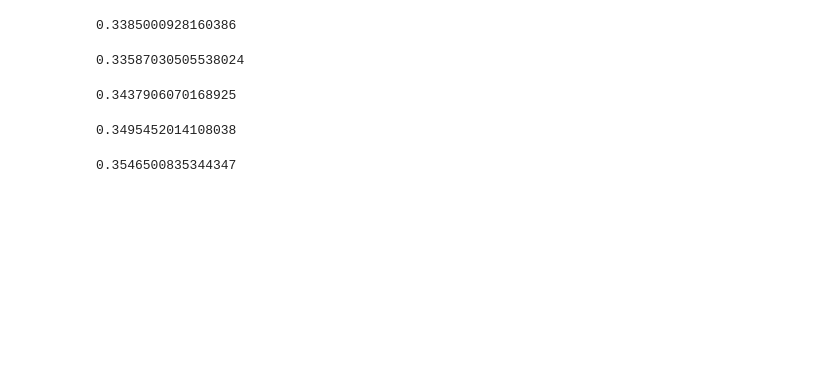
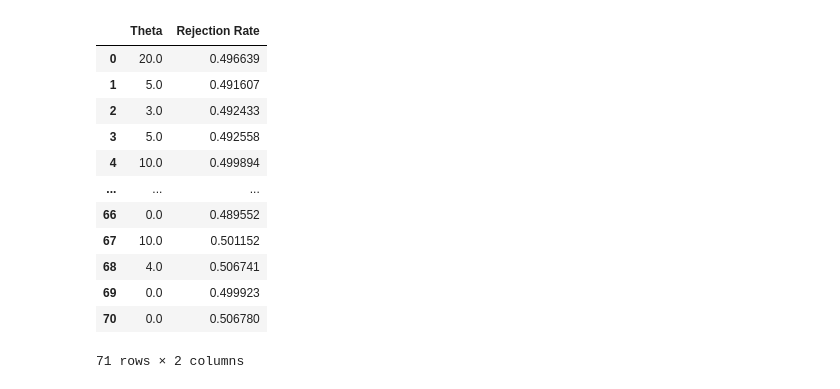
Before and after one commit to ricardo3709/Simulator, a Jupyter notebook: exp_results_theta_values.ipynb, the cells around one changed output. Saved outputs shown, nothing was run; the diff lists cells and outputs as text; code cells hidden in the pictures; blank space fills up the shorter version.

```diff
--- a/exp_results_theta_values.ipynb
+++ b/exp_results_theta_values.ipynb
@@ -62,40 +1,31 @@ rej_rate
-# %%
-exp_no = 8
-theta = 1.75
-rejected_num = np.mean([3667,3627])
-rej_rate = rejected_num/tot_reqs
-rej_rate
-# %% [output]
-0.3385000928160386
-# %%
-exp_no = 2
-theta = 2.0
-rejected_num = np.mean([3535,3651,3670])
-rej_rate = rejected_num/tot_reqs
-rej_rate
-# %% [output]
-0.33587030505538024
-# %%
-exp_no = 5
-theta = 2.5
-rejected_num = 3704
-rej_rate = rejected_num/tot_reqs
-rej_rate
-# %% [output]
-0.3437906070168925
-# %%
-exp_no = 3
-theta = 3.0
-rejected_num = 3766
-rej_rate = rejected_num/tot_reqs
-rej_rate
-# %% [output]
-0.3495452014108038
-# %%
-exp_no = 4
-theta = 4.0
-rejected_num = 3821
-rej_rate = rejected_num/tot_reqs
-rej_rate
-# %% [output]
-0.3546500835344347
+# %%
+import numpy as np
+import pandas as pd
+# Correctly initialize the DataFrame with column names
+theta_rej = pd.DataFrame(columns=['Theta', 'Rejection Rate'])
+FILE_NAME = 'results_random_init_5days.txt'
+with open(FILE_NAME, 'r') as results:
+    lines = results.readlines()
+    for line in lines:
+        parts = line.split(',')
+        if len(parts) == 2:  # Check if the line is correctly formatted
+            theta = float(parts[0].split(':')[1].strip())
+            rej_rate = float(parts[1].split(':')[1].strip())
+
+            # Append the new row to the DataFrame, set ignore_index=True to reindex
+            theta_rej.loc[len(theta_rej)] = [theta,rej_rate]
+theta_rej
+# %% [output]
+|  | Theta | Rejection Rate |
+| 0 | 20.0 | 0.496639 |
+| 1 | 5.0 | 0.491607 |
+| 2 | 3.0 | 0.492433 |
+| 3 | 5.0 | 0.492558 |
+| 4 | 10.0 | 0.499894 |
+| ... | ... | ... |
+| 66 | 0.0 | 0.489552 |
+| 67 | 10.0 | 0.501152 |
+| 68 | 4.0 | 0.506741 |
+| 69 | 0.0 | 0.499923 |
+| 70 | 0.0 | 0.506780 |
+71 rows × 2 columns
```
Also changed, not shown: parts of 10 cells of this notebook, 1 other file.
